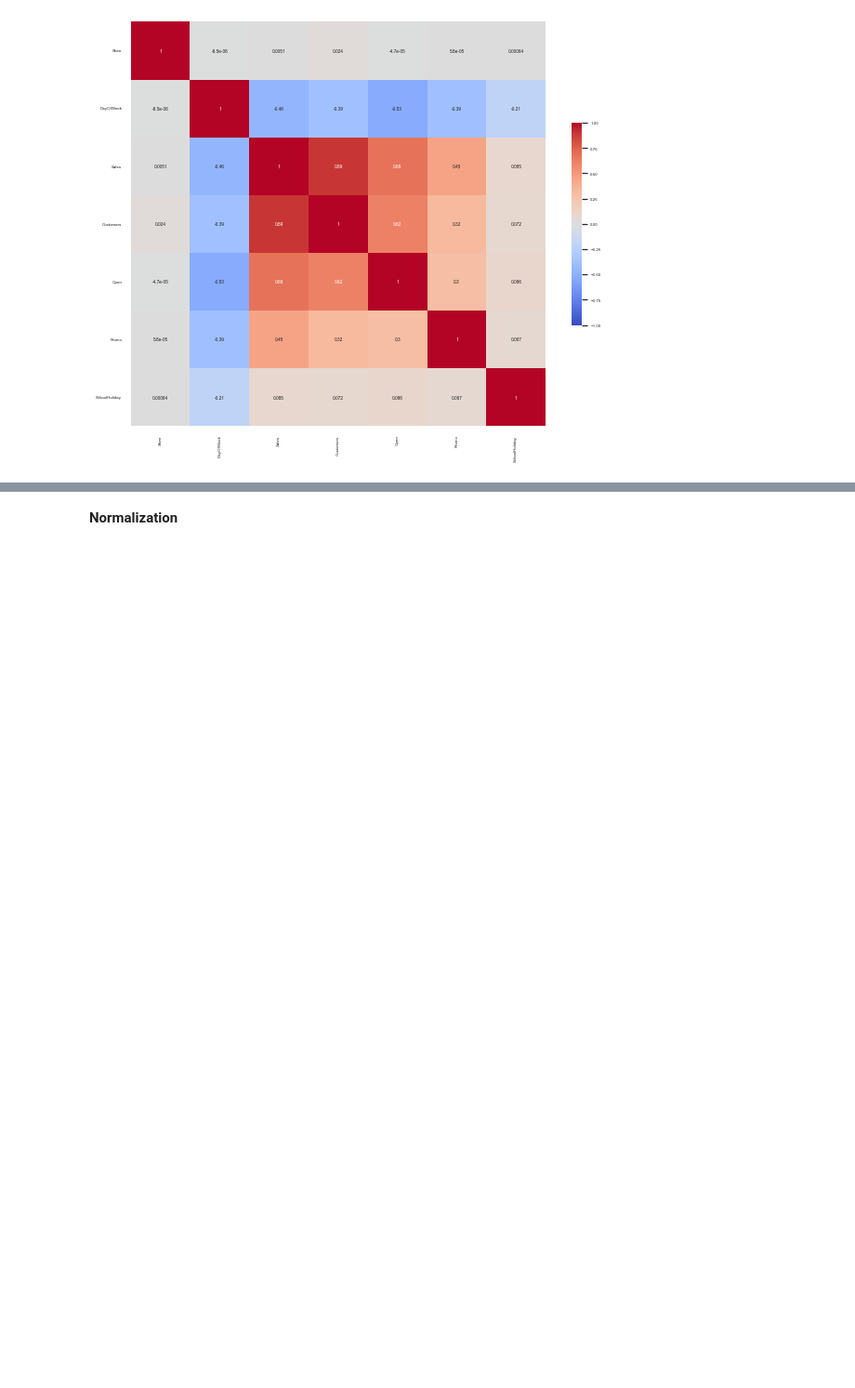
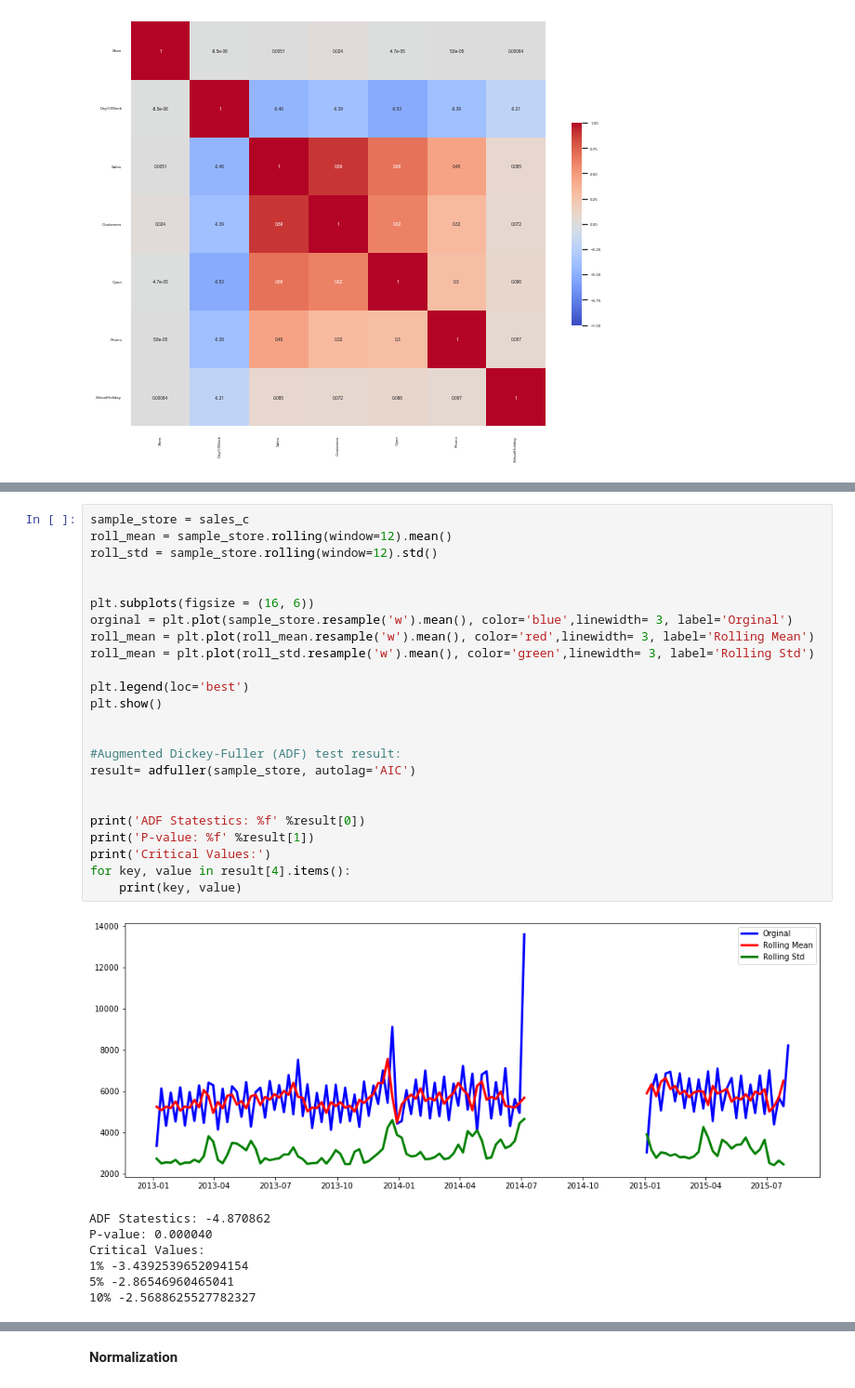
Before and after one commit to Emilye42/INFO442, a Jupyter notebook: code/SARIMA.ipynb, the cells around one changed output, grey strips where cells are left out. Shown at 93% size. Saved outputs shown, nothing was run; the diff lists cells and outputs as text; blank space fills up the shorter version.

```diff
--- a/code/SARIMA.ipynb
+++ b/code/SARIMA.ipynb
@@ -203,3 +202,35 @@ train
+# %%
+sample_store = sales_c
+roll_mean = sample_store.rolling(window=12).mean()
+roll_std = sample_store.rolling(window=12).std()
+
+
+plt.subplots(figsize = (16, 6))
+orginal = plt.plot(sample_store.resample('w').mean(), color='blue',linewidth= 3, label='Orginal')
+roll_mean = plt.plot(roll_mean.resample('w').mean(), color='red',linewidth= 3, label='Rolling Mean')
+roll_mean = plt.plot(roll_std.resample('w').mean(), color='green',linewidth= 3, label='Rolling Std')
+
+plt.legend(loc='best')
+plt.show()
+
+
+#Augmented Dickey-Fuller (ADF) test result:
+result= adfuller(sample_store, autolag='AIC')
+
+
+print('ADF Statestics: %f' %result[0])
+print('P-value: %f' %result[1])
+print('Critical Values:')
+for key, value in result[4].items():
+    print(key, value)
+# %% [output]
+[figure, added]
+ADF Statestics: -4.870862
+P-value: 0.000040
+Critical Values:
+1% -3.4392539652094154
+5% -2.86546960465041
+10% -2.5688625527782327
 # %%
 from statsmodels.tsa.seasonal import seasonal_decompose
 
```
Also changed, not shown: parts of 48 cells of this notebook.
